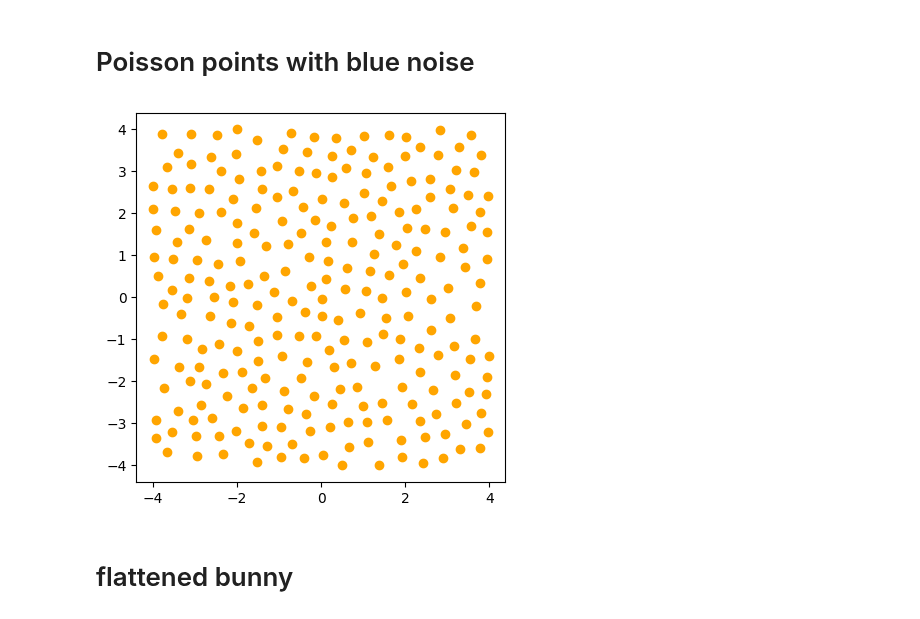
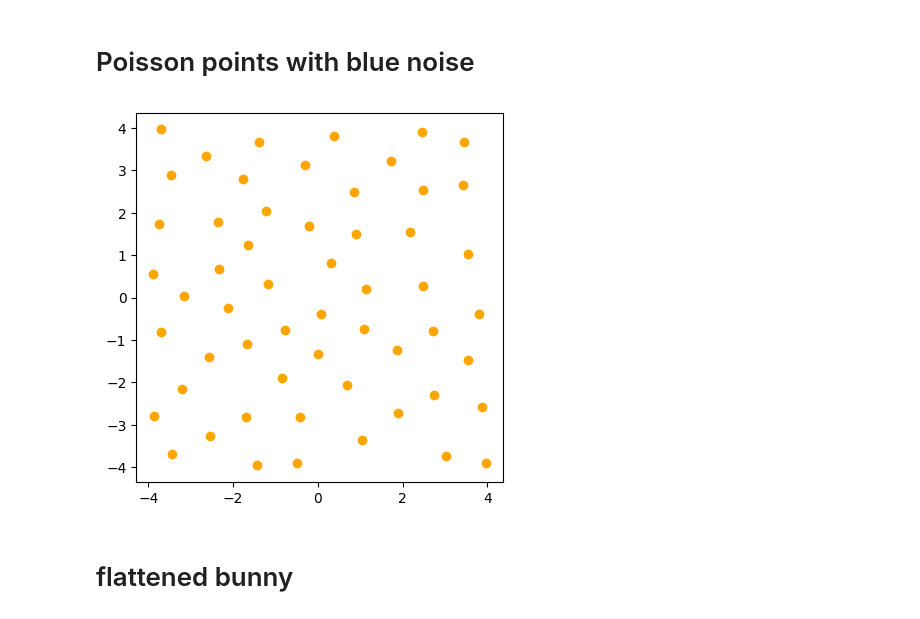
Before and after one commit to asilata/matching-distance-code, a Jupyter notebook: Notebooks/Main.ipynb, the cells around one changed output. Cells and saved outputs as stored; diff of their text form; code cells hidden in the pictures.

```diff
--- a/Notebooks/Main.ipynb
+++ b/Notebooks/Main.ipynb
@@ -227,12 +227,12 @@ Without duplicates 6
 # %% [markdown]
 # Poisson points with blue noise
 # %%
-poisson_intensity = 100
+poisson_intensity = 20
 
 radius = 1 / (2 * (math.sqrt(poisson_intensity)))
-poissonpts = ex.make_poisson(inputt, poisson_intensity, radius, display=True)
+poissonpts = ex.make_poisson(llama = poisson_intensity, radius = radius, display=True)
 # %% [output]
-[figure, old version]
+[figure, new version]
 # %% [markdown]
 # flattened bunny
 # %%
```
Also changed, not shown: parts of 1 cell of this notebook.
